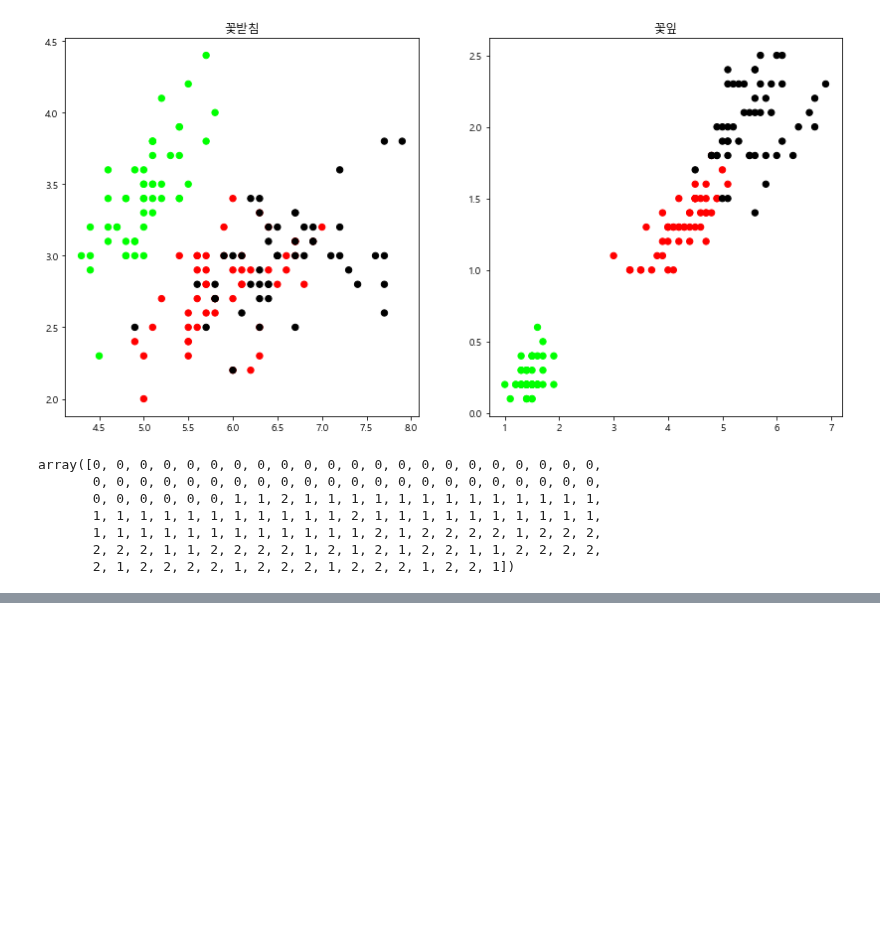
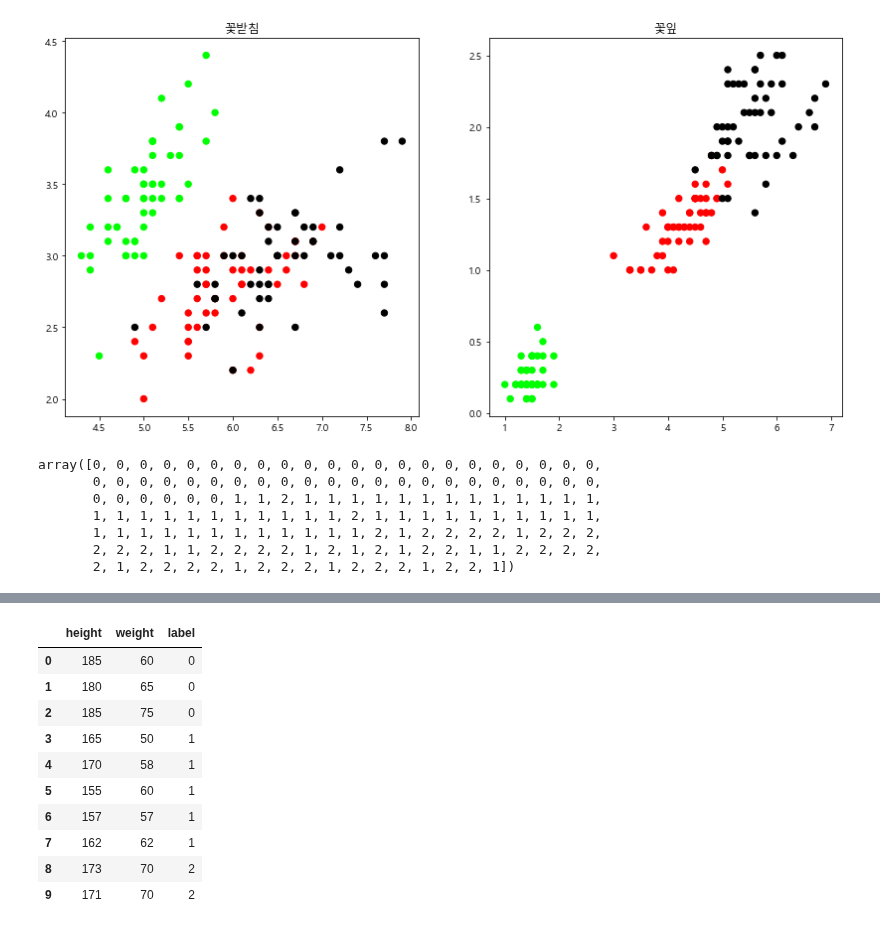
Before and after one commit to NikeLee/pythonwork, a Jupyter notebook: ai/5_기타알고리즘.ipynb, the cells around one changed output, grey strips where cells are left out. Saved outputs shown, nothing was run; the diff lists cells and outputs as text; code cells hidden in the pictures; blank space fills up the shorter version.

```diff
--- a/ai/5_기타알고리즘.ipynb
+++ b/ai/5_기타알고리즘.ipynb
@@ -436,0 +495,15 @@ array([0, 0, 0, 0, 0, 0, 0, 0, 0, 0, 0, 0, 0, 0, 0, 0, 0, 0, 0, 0, 0, 0,
+# %%
+df["label"] = model.labels_
+df
+# %% [output]
+|  | height | weight | label |
+| 0 | 185 | 60 | 0 |
+| 1 | 180 | 65 | 0 |
+| 2 | 185 | 75 | 0 |
+| 3 | 165 | 50 | 1 |
+| 4 | 170 | 58 | 1 |
+| 5 | 155 | 60 | 1 |
+| 6 | 157 | 57 | 1 |
+| 7 | 162 | 62 | 1 |
+| 8 | 173 | 70 | 2 |
+| 9 | 171 | 70 | 2 |
```
Also changed, not shown: parts of 19 cells of this notebook.
